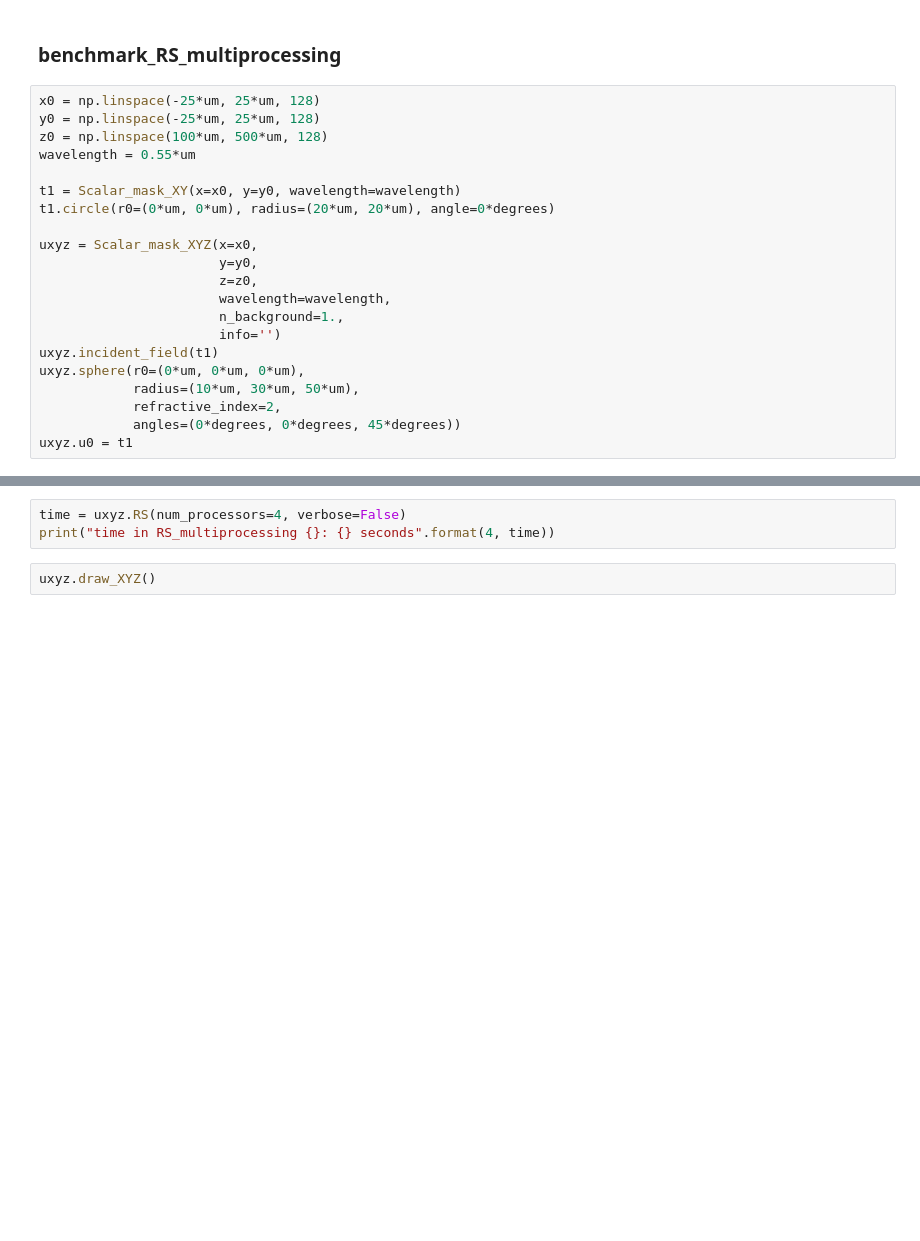
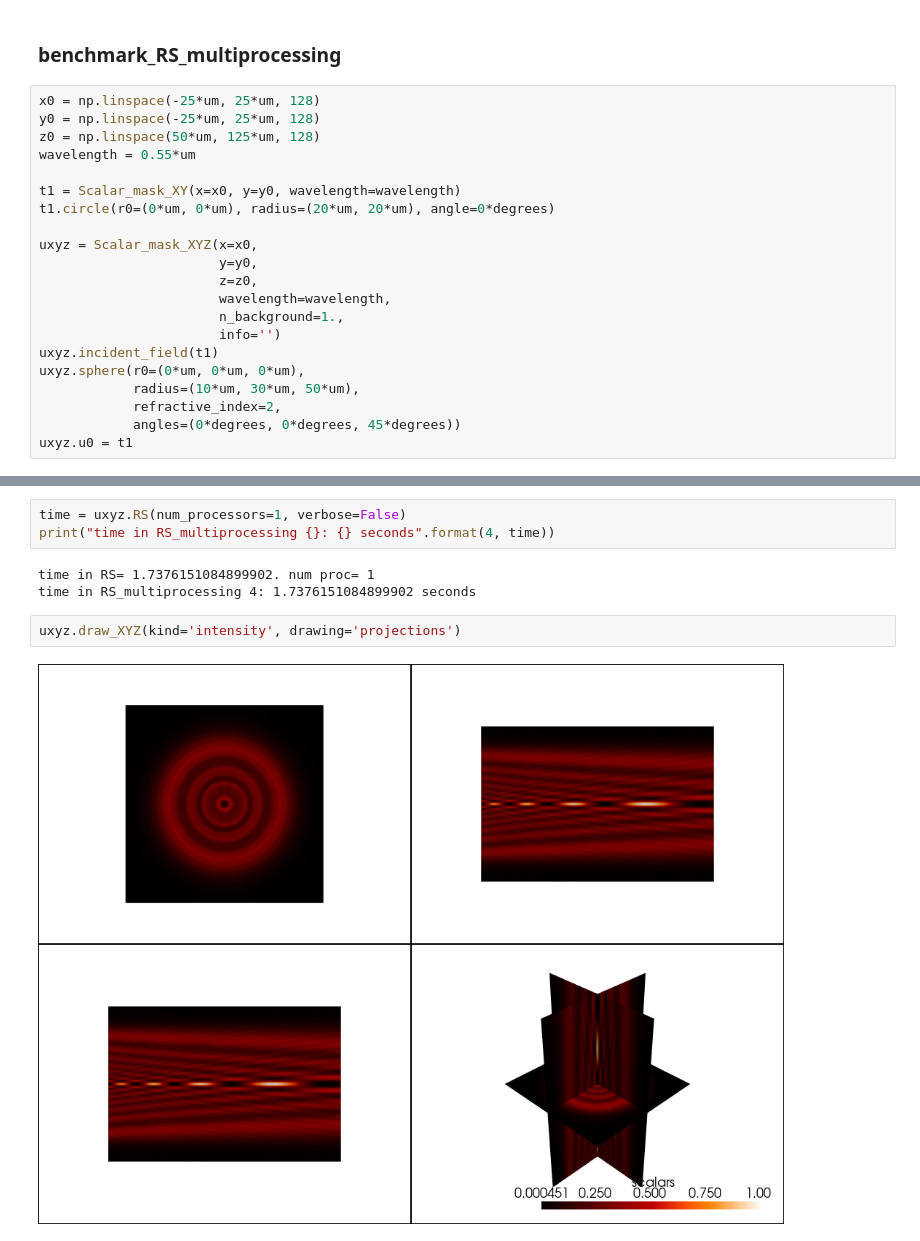
Before and after one commit to aocg-ucm/diffractio, a Jupyter notebook: docs/source/tutorial_scalar/scalar_XYZ/tutorial_xyz.ipynb, the cells around one changed output, grey strips where cells are left out. Drawn from its saved outputs; the diff is of its cells as text; blank space fills up the shorter version.

```diff
--- a/docs/source/tutorial_scalar/scalar_XYZ/tutorial_xyz.ipynb
+++ b/docs/source/tutorial_scalar/scalar_XYZ/tutorial_xyz.ipynb
@@ -235,7 +235,7 @@ uxyz.video(filename=filename + '_int.mp4', kind='intensity', frame=False)
 # %%
 x0 = np.linspace(-25*um, 25*um, 128)
 y0 = np.linspace(-25*um, 25*um, 128)
-z0 = np.linspace(100*um, 500*um, 128)
+z0 = np.linspace(50*um, 125*um, 128)
 wavelength = 0.55*um
 
 t1 = Scalar_mask_XY(x=x0, y=y0, wavelength=wavelength)
@@ -259,5 +262,10 @@ print("time in RS_multiprocessing {}: {} seconds".format(1, time))
 # %%
-time = uxyz.RS(num_processors=4, verbose=False)
+time = uxyz.RS(num_processors=1, verbose=False)
 print("time in RS_multiprocessing {}: {} seconds".format(4, time))
+# %% [output]
+time in RS= 1.7376151084899902. num proc= 1
+time in RS_multiprocessing 4: 1.7376151084899902 seconds
 # %%
-uxyz.draw_XYZ()
+uxyz.draw_XYZ(kind='intensity', drawing='projections')
+# %% [output]
+[figure, added]
```
Also changed, not shown: parts of 17 cells of this notebook, 37 other files.
